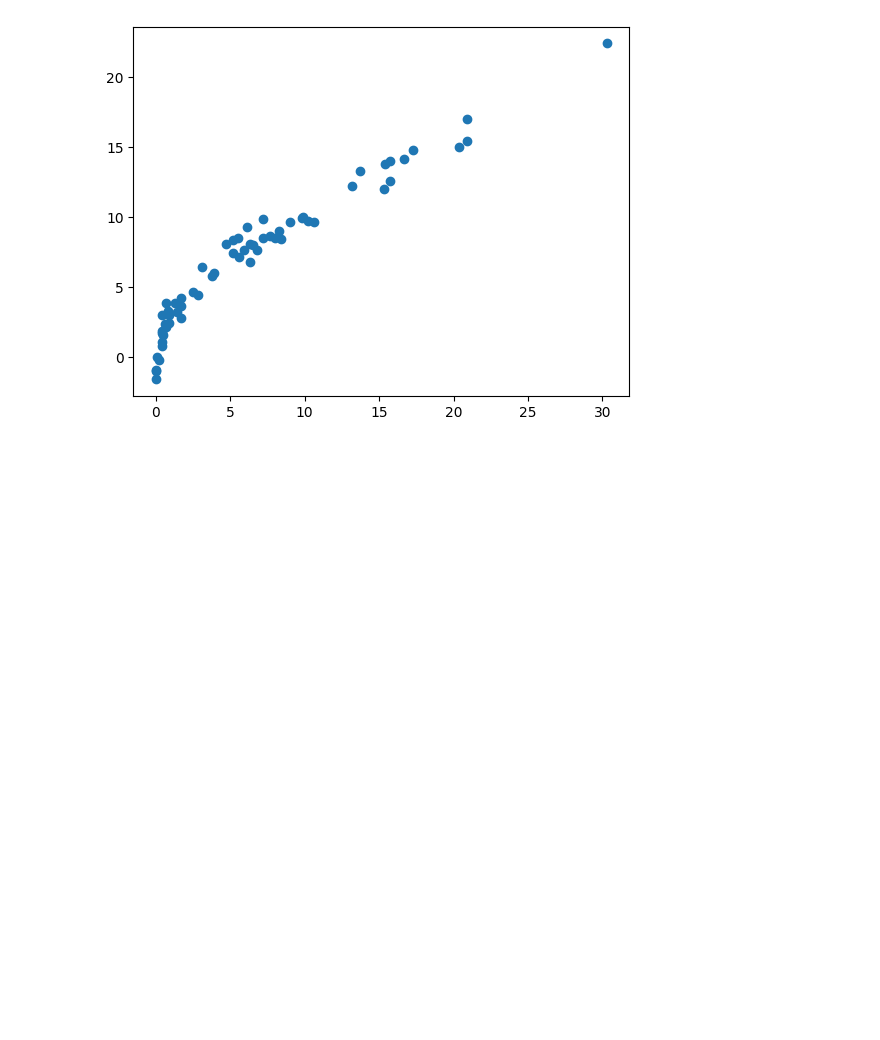
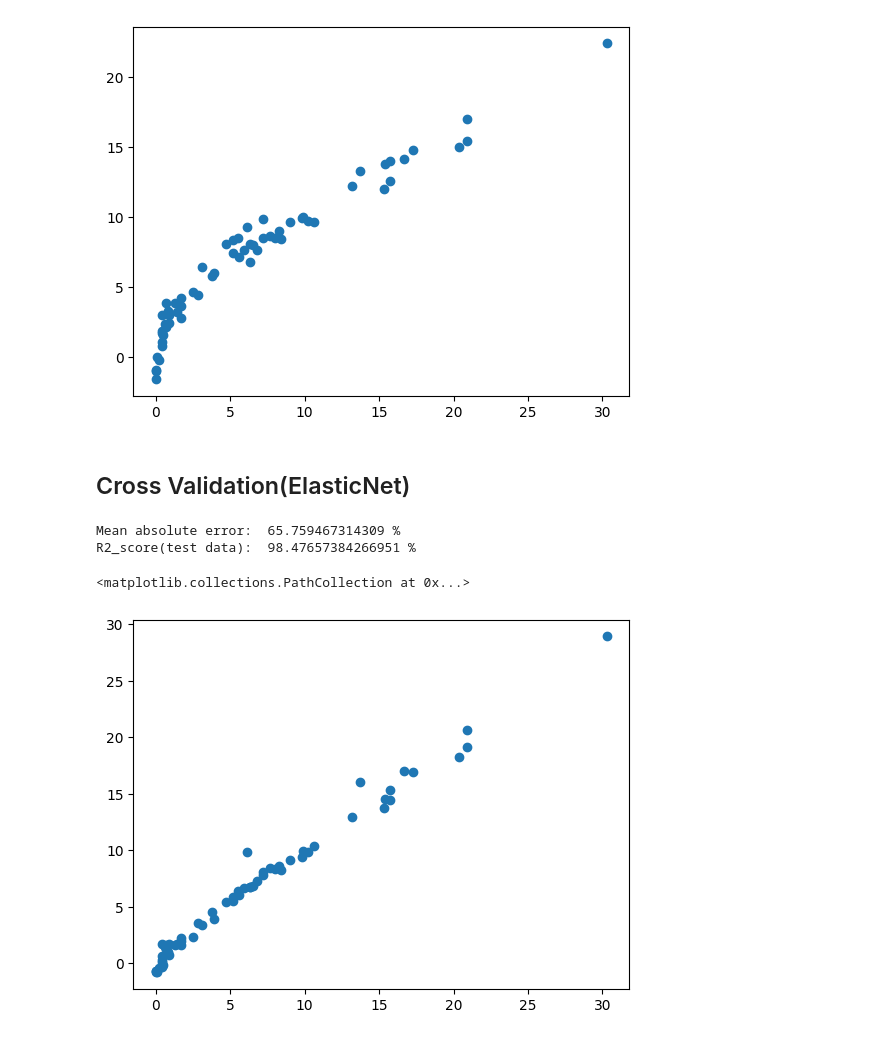
Before and after one commit to manishparihar3618/data-science, a Jupyter notebook: 04_Machine_learning/02_Ridge_Lasso_ElasticNet_Regression/model_training_on_cleaned_dataset.ipynb, the cells around one changed output. Saved outputs shown, nothing was run; the diff lists cells and outputs as text; code cells hidden in the pictures; blank space fills up the shorter version.

Commit message:
Cross validation model(ElasticNet)

```diff
--- a/04_Machine_learning/02_Ridge_Lasso_ElasticNet_Regression/model_training_on_cleaned_dataset.ipynb
+++ b/04_Machine_learning/02_Ridge_Lasso_ElasticNet_Regression/model_training_on_cleaned_dataset.ipynb
@@ -352,3 +352,22 @@ Mean absolute error:  188.22353634895998 %
 R2_score(test data):  98.47657384266951 %
 <matplotlib.collections.PathCollection at 0x...>
 [figure]
+# %% [markdown]
+## Cross Validation(ElasticNet)
+# %%
+from sklearn.linear_model import ElasticNetCV
+from sklearn.metrics import mean_absolute_error, r2_score
+elasticcv = ElasticNetCV()
+elasticcv.fit(X_train_scaled,Y_train)
+y_pred = elasticcv.predict(X_test_scaled)
+## Evaluation metrics
+mae = mean_absolute_error(Y_test,y_pred)
+test_r2score= r2_score(Y_test,y_pred)
+print("Mean absolute error: ",mae*100,"%")
+print("R2_score(test data): ",r2score*100,"%")
+plt.scatter(Y_test,y_pred)
+# %% [output]
+Mean absolute error:  65.759467314309 %
+R2_score(test data):  98.47657384266951 %
+<matplotlib.collections.PathCollection at 0x...>
+[figure, added]
```
